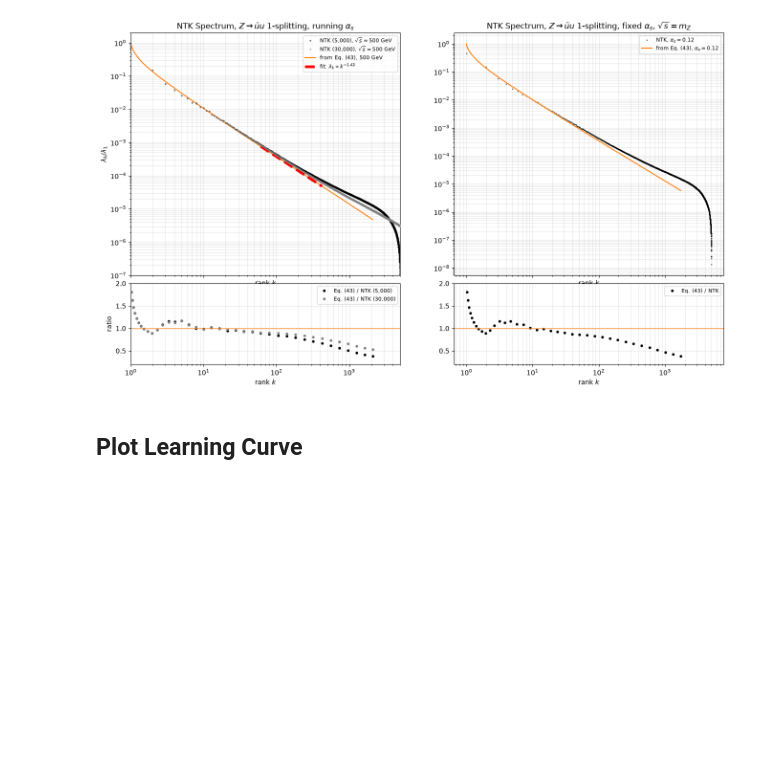
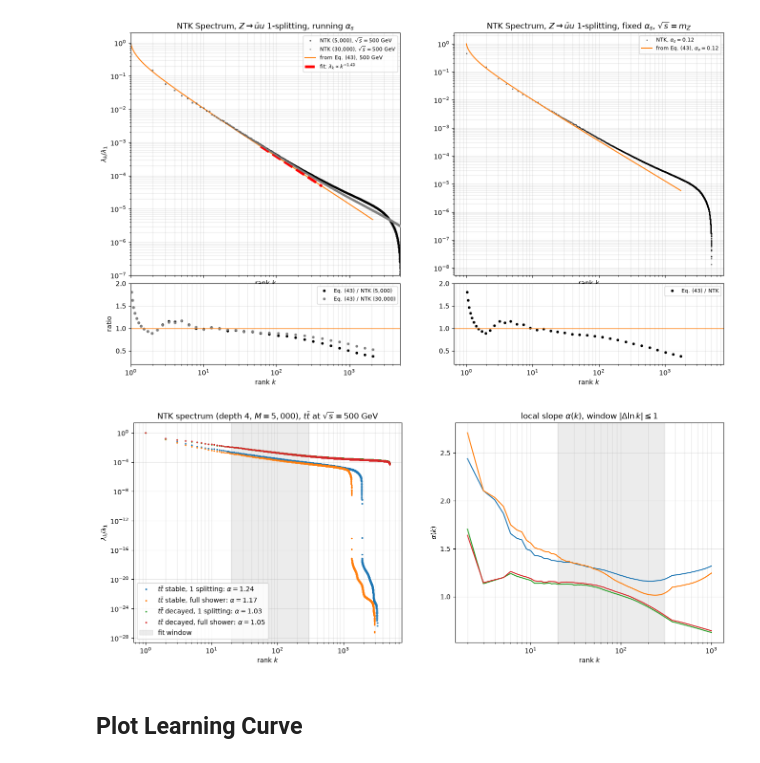
Before and after one commit to ykahn/Jet-Scaling-Laws, a Jupyter notebook: StevensCode/plot_together.ipynb, the cells around one changed output. Cells and saved outputs as stored; diff of their text form; code cells hidden in the pictures; blank space fills up the shorter version.

```diff
--- a/StevensCode/plot_together.ipynb
+++ b/StevensCode/plot_together.ipynb
@@ -50,6 +54,11 @@ REC_PY = {k: np.load(f) for k in keys if os.path.exists(f := f'spectra/Reconstru
 print(NTK_5.keys())
 # %% [output]
 dict_keys(['Z1', 'Z1_500GeV', 'Z1_1TeV', 'Z1_fix08', 'Z1_fix12', 'Z1_fix16', 'Z1_fix05', 'Z1_fix50'])
+# %%
+keys = {'tt_stable_1emit', 'tt_stable_full', 'tt_decay_1emit', 'tt_decay_full'}
+### NTK spectra:
+depth, nq, M = 4, 2048, 5000
+NTK_5 = {k: np.load(f) for k in keys if os.path.exists(f := f'spectra/NTK_d{depth}_Q_nq{nq}_M{M}_{k}.npy')}
 # %% [markdown]
 ## Import $r$ measurement
 # %%
@@ -125,6 +134,35 @@ ax1.set_ylim(1e-7, 2); ax1.set_xlim(1e0, 5e3)
 # %% [output]
 (1.0, 5000.0)
 [figure]
+# %%
+w, lo, hi = 1, 20, 300                       # local-slope window |Δ ln k| ≤ w;   fit window lo ≤ k ≤ hi
+k = np.arange(1, M + 1);  m = (k >= lo) & (k <= hi)
+
+fig, (ax1, ax2) = plt.subplots(1, 2, figsize=(16, 6))
+
+lam = NTK_5['tt_stable_1emit'];  a = -np.polyfit(np.log(k[m]), np.log(lam[m]), 1)[0];  ks, al = local_slope(lam, kmax=1000, w=w)
+ax1.loglog(k, lam/lam[0], '.', ms=3, color='C0', label=rf'$t\bar t$ stable, 1 splitting: $\alpha = {a:.2f}$');  ax2.plot(ks, al, '-', color='C0')
+
+lam = NTK_5['tt_stable_full'];   a = -np.polyfit(np.log(k[m]), np.log(lam[m]), 1)[0];  ks, al = local_slope(lam, kmax=1000, w=w)
+ax1.loglog(k, lam/lam[0], '.', ms=3, color='C1', label=rf'$t\bar t$ stable, full shower: $\alpha = {a:.2f}$');  ax2.plot(ks, al, '-', color='C1')
+
+lam = NTK_5['tt_decay_1emit'];   a = -np.polyfit(np.log(k[m]), np.log(lam[m]), 1)[0];  ks, al = local_slope(lam, kmax=1000, w=w)
+ax1.loglog(k, lam/lam[0], '.', ms=3, color='C2', label=rf'$t\bar t$ decayed, 1 splitting: $\alpha = {a:.2f}$');  ax2.plot(ks, al, '-', color='C2')
+
+lam = NTK_5['tt_decay_full'];    a = -np.polyfit(np.log(k[m]), np.log(lam[m]), 1)[0];  ks, al = local_slope(lam, kmax=1000, w=w)
+ax1.loglog(k, lam/lam[0], '.', ms=3, color='C3', label=rf'$t\bar t$ decayed, full shower: $\alpha = {a:.2f}$');  ax2.plot(ks, al, '-', color='C3')
+
+ax1.axvspan(lo, hi, color='gray', alpha=0.15, label='fit window')
+ax1.set_title(rf'NTK spectrum (depth {depth}, $M = {M:,}$), $t\bar t$ at $\sqrt{{s}} = 500$ GeV')
+ax1.set_xlabel('rank $k$');  ax1.set_ylabel(r'$\lambda_k/\lambda_1$')
+ax1.grid(True, which='both', alpha=0.3);  ax1.legend()
+
+ax2.axvspan(lo, hi, color='gray', alpha=0.15)
+ax2.set_title(rf'local slope $\alpha(k)$, window $|\Delta \ln k| \leq {w}$')
+ax2.set_xlabel('rank $k$');  ax2.set_ylabel(r'$\alpha(k)$')
+ax2.set_xscale('log');  ax2.grid(True, which='both', alpha=0.3)
+# %% [output]
+[figure, added]
 # %% [markdown]
 ## Plot Learning Curve
 # %%
```
Also changed, not shown: parts of 1 cell of this notebook, 8 other files.
